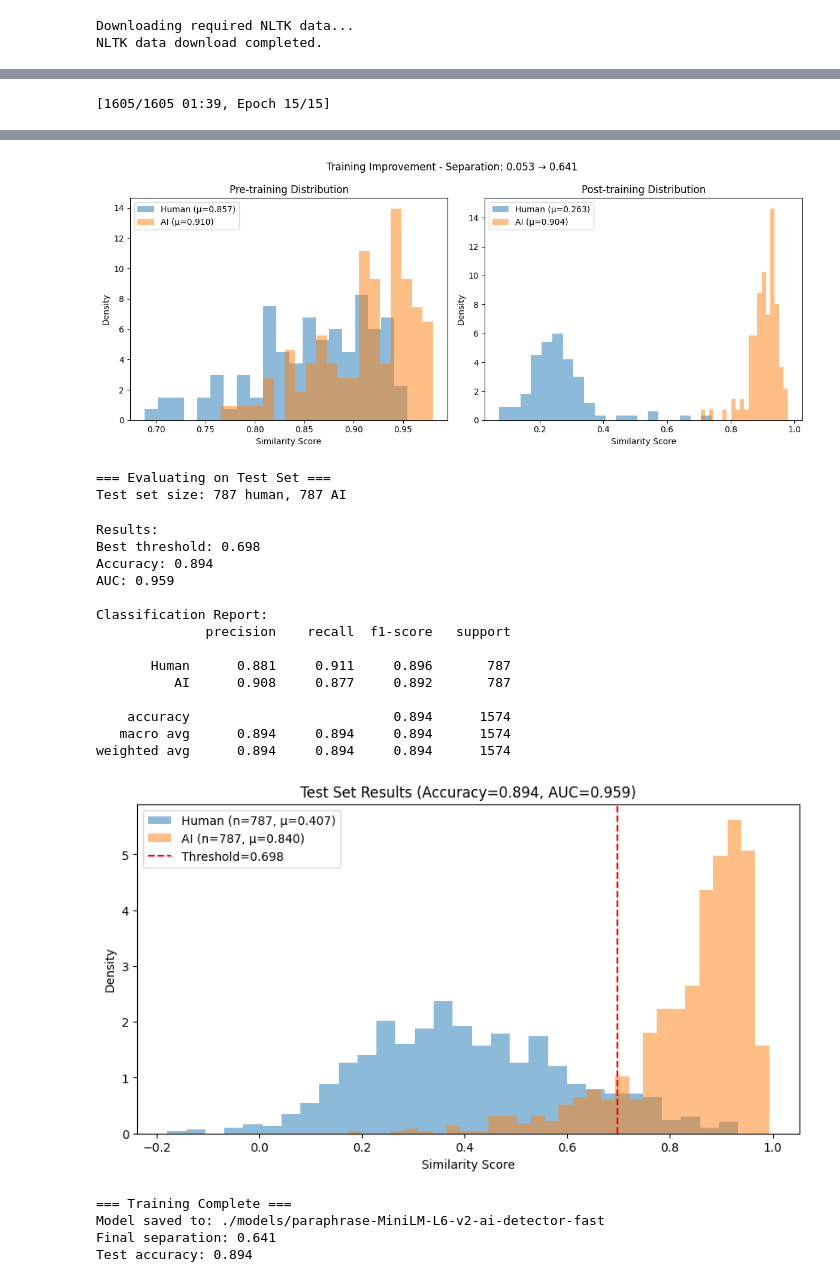
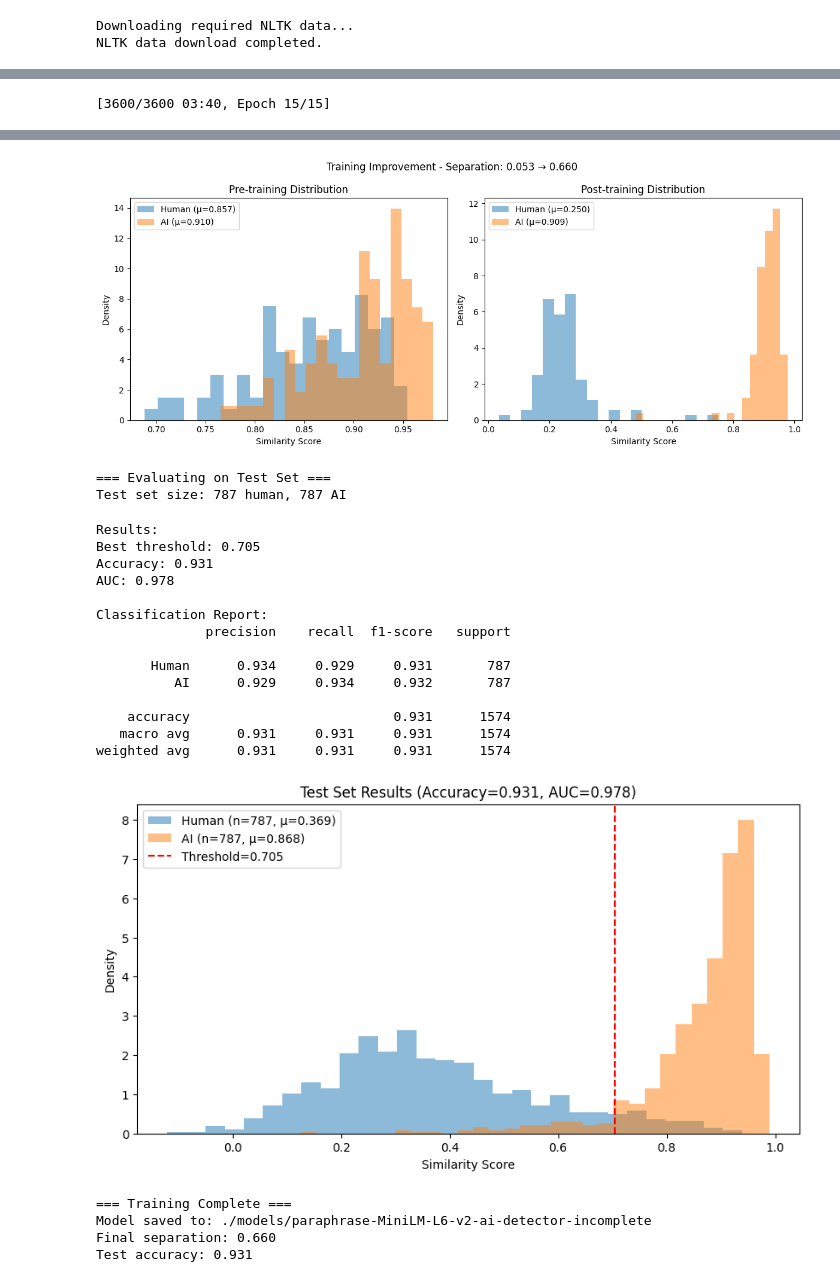
Before and after one commit to zehaosu0301/Detection_Proj, a Jupyter notebook: model_finue copy.ipynb, the cells around one changed output, grey strips where cells are left out. Saved outputs shown, nothing was run; the diff lists cells and outputs as text; code cells hidden in the pictures.

```diff
--- a/model_finue copy.ipynb
+++ b/model_finue copy.ipynb
@@ -1633,17 +1661,7 @@ class FastAIDetectorTrainer:
             'test_human': test_human,
             'test_ai': test_ai
         }
-        """Load preprocessed data"""
-        print("Loading preprocessed data...")
-        with open(self.preprocessed_data_path, 'rb') as f:
-            self.preprocessed_data = pickle.load(f)
 
-        print(f"Loaded data summary:")
-        print(f"- Human texts: {len(self.preprocessed_data['human']['ids'])}")
-        print(f"- AI texts: {len(self.preprocessed_data['ai']['ids'])}")
-        print(f"- Revision model: {self.preprocessed_data['metadata']['revision_model']}")
-
-        return self.preprocessed_data
 
     def create_training_samples(self, num_samples: int = None,
                               human_label: float = 0.2,
@@ -1770,7 +1788,7 @@ class FastAIDetectorTrainer:
         )
 
         # 6. Train
-        output_path = f"./models/{base_model}-ai-detector-fast"
+        output_path = f"./models/{base_model}-ai-detector-incomplete"
 
         model.fit(
             train_objectives=[(train_dataloader, train_loss)],
@@ -1943,7 +1961,7 @@ def quick_train_and_evaluate():
         base_model="paraphrase-MiniLM-L6-v2",
         epochs=15,
         batch_size=16,
-        num_samples=2000  # Use 2000 samples for training
+        num_samples=4500  # Use 2000 samples for training
     )
 
     # 5. Evaluate on test set (last 20% of each category)
@@ -2018,5 +2036,5 @@ Loaded data summary:
 Human texts: μ=0.857, σ=0.062
 AI texts: μ=0.910, σ=0.049
 Separation: 0.053
-[1605/1605 01:39, Epoch 15/15]
+[3600/3600 03:40, Epoch 15/15]
 | Step | Training Loss | Validation Loss | Ai-detection-eval Pearson Cosine | Ai-detection-eval Spearman Cosine |
@@ -2045,25 +2063,25 @@ Separation: 0.641
-[figure, old version]
+[figure, new version]
 === Evaluating on Test Set ===
 Test set size: 787 human, 787 AI
 Results:
-Best threshold: 0.698
-Accuracy: 0.894
-AUC: 0.959
+Best threshold: 0.705
+Accuracy: 0.931
+AUC: 0.978
 
 Classification Report:
               precision    recall  f1-score   support
 
-       Human      0.881     0.911     0.896       787
-          AI      0.908     0.877     0.892       787
+       Human      0.934     0.929     0.931       787
+          AI      0.929     0.934     0.932       787
 
-    accuracy                          0.894      1574
-   macro avg      0.894     0.894     0.894      1574
-weighted avg      0.894     0.894     0.894      1574
+    accuracy                          0.931      1574
+   macro avg      0.931     0.931     0.931      1574
+weighted avg      0.931     0.931     0.931      1574
-[figure, old version]
+[figure, new version]
 === Training Complete ===
-Model saved to: ./models/paraphrase-MiniLM-L6-v2-ai-detector-fast
-Final separation: 0.641
-Test accuracy: 0.894
+Model saved to: ./models/paraphrase-MiniLM-L6-v2-ai-detector-incomplete
+Final separation: 0.660
+Test accuracy: 0.931
 # %%
 import os
 import pickle
```
Also changed, not shown: parts of 7 cells of this notebook, 12 other files.
